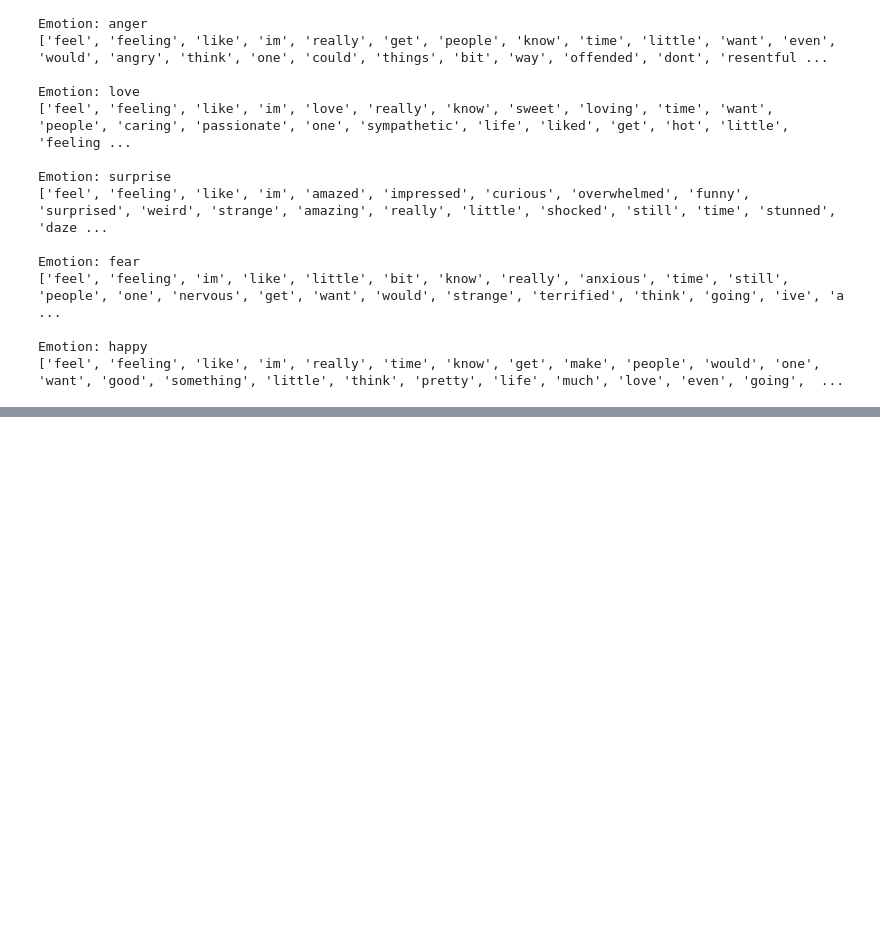
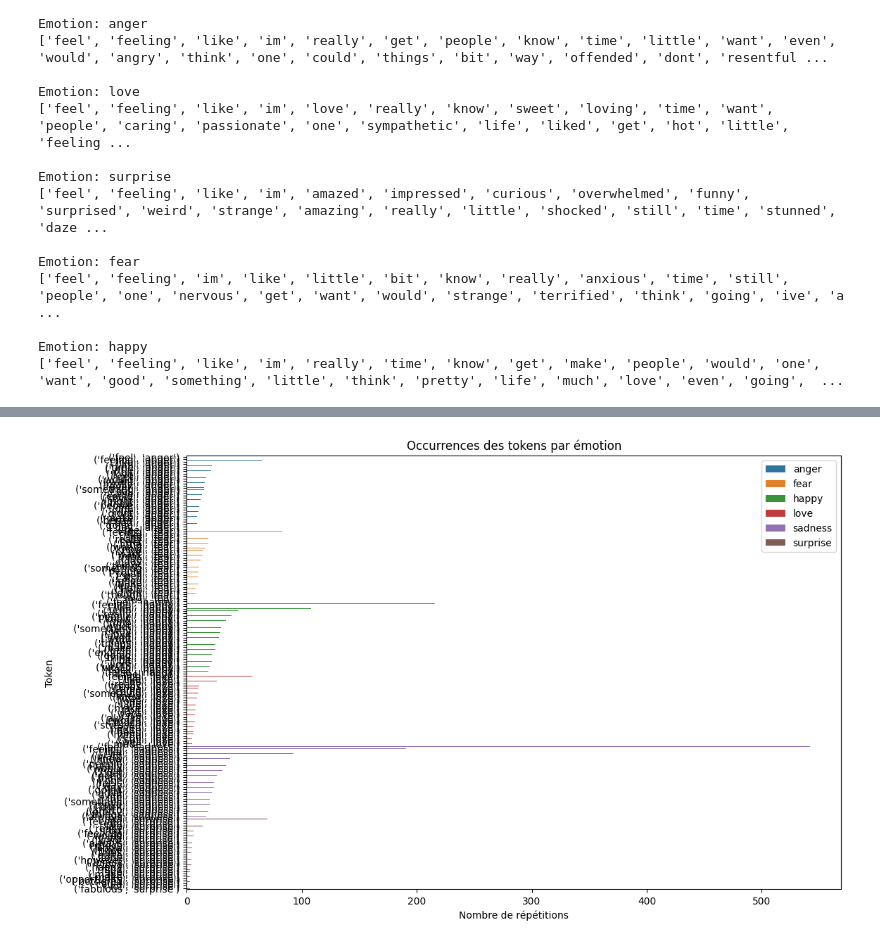
Before and after one commit to RolaMmss/R-aliser-un-site-de-suivi-de-patients-pour-un-psychologue, a Jupyter notebook: src/script1.ipynb, the cells around one changed output, grey strips where cells are left out. Drawn from its saved outputs; the diff is of its cells as text; code cells hidden in the pictures; blank space fills up the shorter version.

Commit message:
graph

```diff
--- a/src/script1.ipynb
+++ b/src/script1.ipynb
@@ -110,0 +106,12 @@ Emotion: happy
+# %%
+# Compter les occurrences de chaque mot pour chaque émotion
+common_words_per_emotion = {}
+for emotion, group in grouped_tokens:
+    word_counts = group.value_counts()
+    common_words_per_emotion[emotion] = word_counts.head(30)
+
+# Affichage des résultats
+for emotion, words in common_words_per_emotion.items():
+    print(f"Emotion: {emotion}")
+    print(words)
+    print()
@@ -110,0 +136,15 @@ Emotion: happy
+# %%
+# Création du DataFrame à partir des résultats
+data = {
+    'Emotion': [],
+    'Token': [],
+    'Count': []
+}
+
+for emotion, words in common_words_per_emotion.items():
+    for token, count in words.items():
+        data['Emotion'].append(emotion)
+        data['Token'].append(token)
+        data['Count'].append(count)
+
+df = pd.DataFrame(data)
@@ -111,3 +171,14 @@ Emotion: happy
+# %%
+# Affichage du diagramme à barres empilées
+plt.figure(figsize=(12, 8))
+sns.barplot(data=df, x='Count', y='Token', hue='Emotion')
+plt.xlabel('Nombre de répétitions')
+plt.ylabel('Token')
+plt.title('Occurrences des tokens par émotion')
+plt.legend()
+plt.show()
+# %% [output]
+[figure, added]
 # %%
 # Vectorisation des mots
 tfidf = hero.TfidfVectorizer()
```
Also changed, not shown: parts of 3 cells of this notebook.
